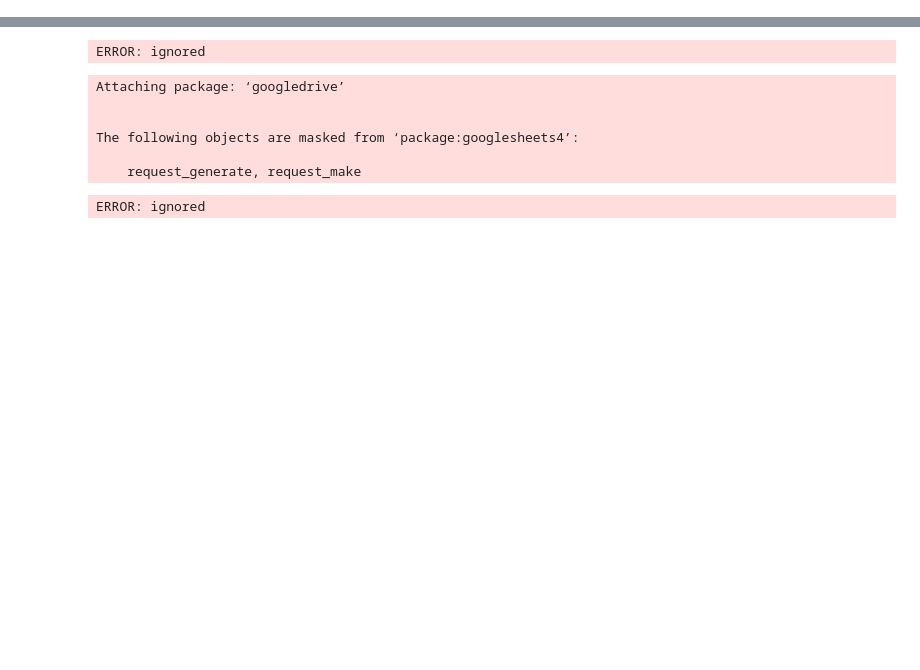
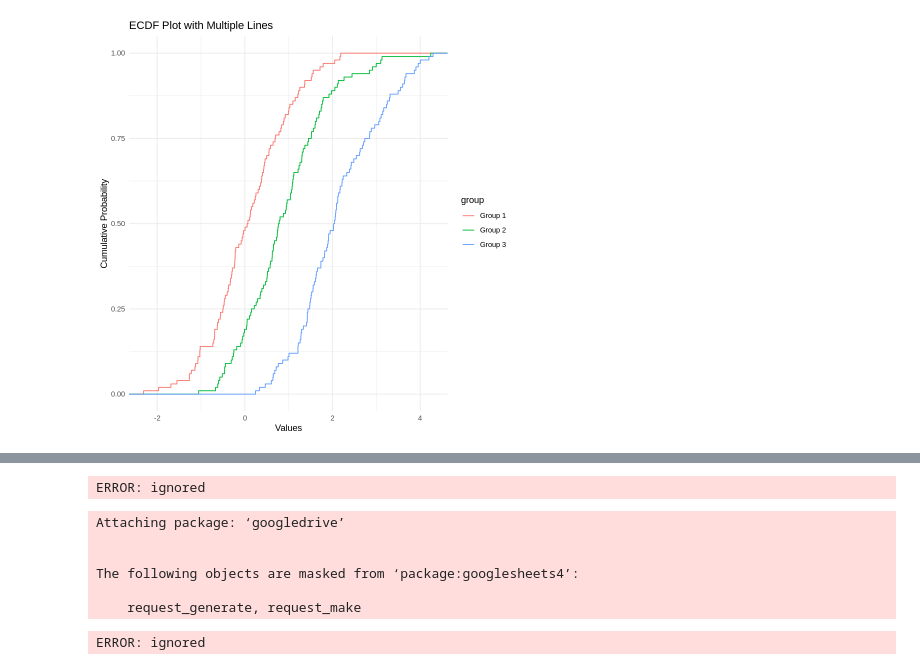
Before and after one commit to choconutzy/Oceanography, a Jupyter notebook: GAM_Katsuwonus_Pelamis.ipynb, the cells around one changed output, grey strips where cells are left out. Cells and saved outputs as stored; diff of their text form; code cells hidden in the pictures; blank space fills up the shorter version.

```diff
--- a/GAM_Katsuwonus_Pelamis.ipynb
+++ b/GAM_Katsuwonus_Pelamis.ipynb
@@ -27,0 +152,24 @@ also installing the dependencies ‘sp’, ‘Rcpp’, ‘terra’
+# %%
+# Load required packages
+library(ggplot2)
+
+# Generate sample data
+set.seed(123)
+data1 <- rnorm(100)
+data2 <- rnorm(100, mean = 1)
+data3 <- rnorm(100, mean = 2)
+
+# Create data frame
+df <- data.frame(x = c(data1, data2, data3),
+                 group = rep(c("Group 1", "Group 2", "Group 3"), each = 100))
+
+# Create ECDF plot with multiple lines using ggplot2
+ecdf_plot <- ggplot(df, aes(x = x, color = group)) +
+  stat_ecdf(geom = "step") +
+  labs(x = "Values", y = "Cumulative Probability", title = "ECDF Plot with Multiple Lines") +
+  theme_minimal()
+
+# Display the plot
+print(ecdf_plot)
+# %% [output]
+[figure, added]
```
Also changed, not shown: parts of 15 cells of this notebook.
